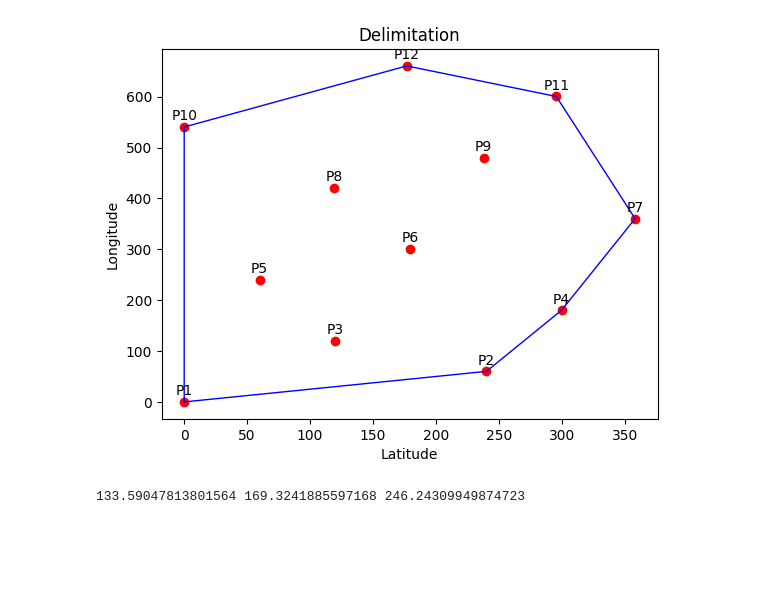
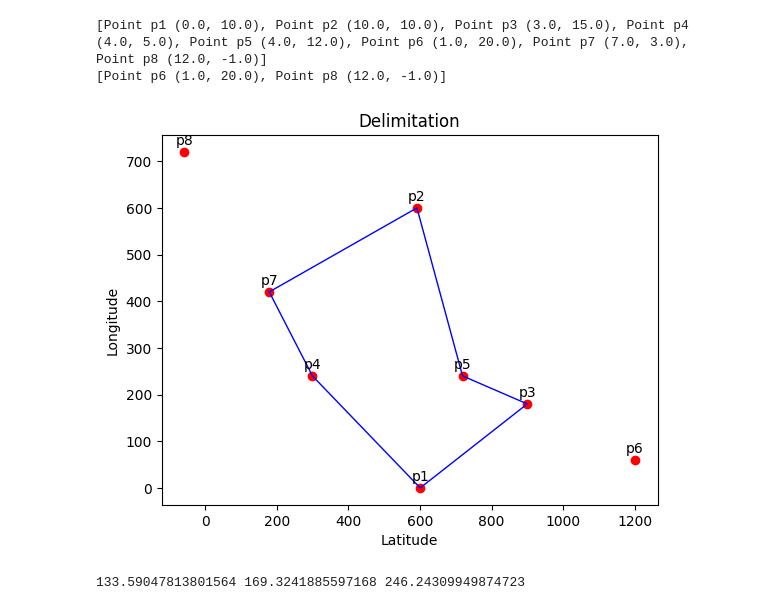
Before and after one commit to vascomgameiro/Maritime-Border-Delimiter, a Jupyter notebook: test.ipynb, the cells around one changed output. Cells and saved outputs as stored; diff of their text form; code cells hidden in the pictures; blank space fills up the shorter version.

```diff
--- a/test.ipynb
+++ b/test.ipynb
@@ -123,7 +123,6 @@ class ApproxOptimalDelimitation:
         remaining_points = self.__valid_points.get_all_points()
         max_delim = Delimitation()
         used_points = set()
-        previous_remaining_points = set()
 
         while len(remaining_points) > 3:
             # Set up points, graph, and adjacency data for the new iteration
@@ -131,13 +130,7 @@ class ApproxOptimalDelimitation:
                 remaining_points, max_delim, used_points
             )
 
-            # Early exit if remaining_points has not changed from the previous iteration
-            if set(remaining_points) == previous_remaining_points:
-                return max_delim
-
-            # Update previous_remaining_points to current remaining_points for the next iteration
-            previous_remaining_points = set(remaining_points)
-
+            print(remaining_points)
             # Exit if fewer than 3 points left to form a valid delimitation
             if len(adjacency_data) < 3:
                 break
@@ -274,13 +267,15 @@ class ApproxOptimalDelimitation:
         # Among nearly colinear points, choose the closest point
         return min(nearly_colinear_points, key=lambda p: current_point.distance(p))
 # %%
-fh = FileHandler("convexHullTest/file9.csv")
+fh = FileHandler("convexHullTest/test1.csv")
 vp = fh.read_points()
 # %%
-ap = ApproxOptimalDelimitation(vp, 10000)
+ap = ApproxOptimalDelimitation(vp, 480)
 ap.find_delimitation().show(vp)
 # %% [output]
+[Point p1 (0.0, 10.0), Point p2 (10.0, 10.0), Point p3 (3.0, 15.0), Point p4 (4.0, 5.0), Point p5 (4.0, 12.0), Point p6 (1.0, 20.0), Point p7 (7.0, 3.0), Point p8 (12.0, -1.0)]
+[Point p6 (1.0, 20.0), Point p8 (12.0, -1.0)]
-[figure, old version]
+[figure, new version]
 # %%
 # P1  1   5
 # P2  2   3
```
Also changed, not shown: 2 other files.
